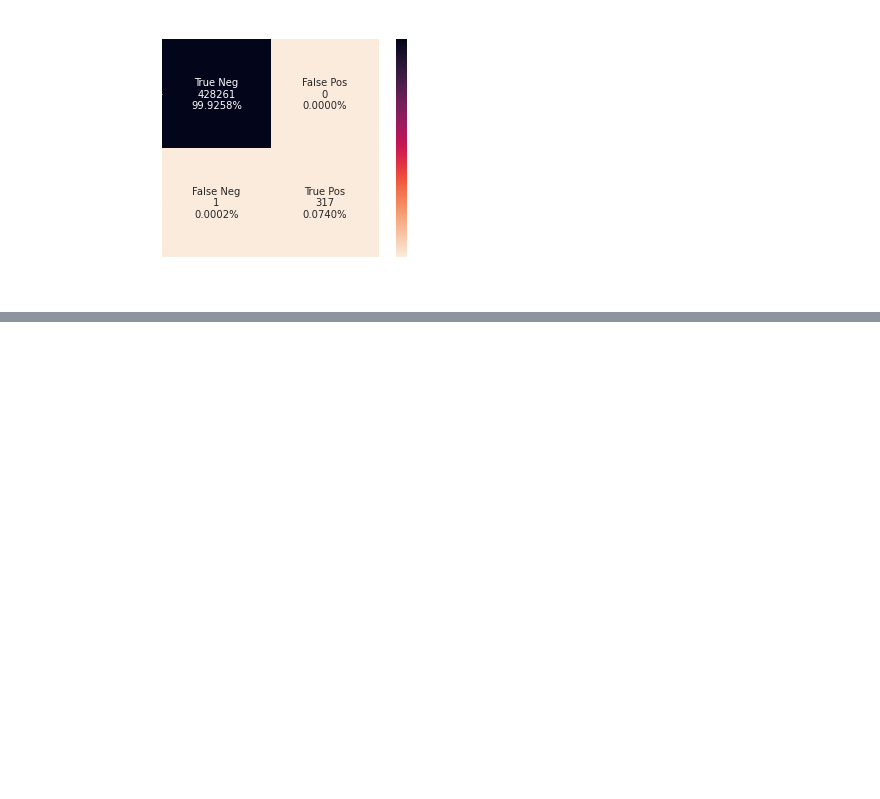
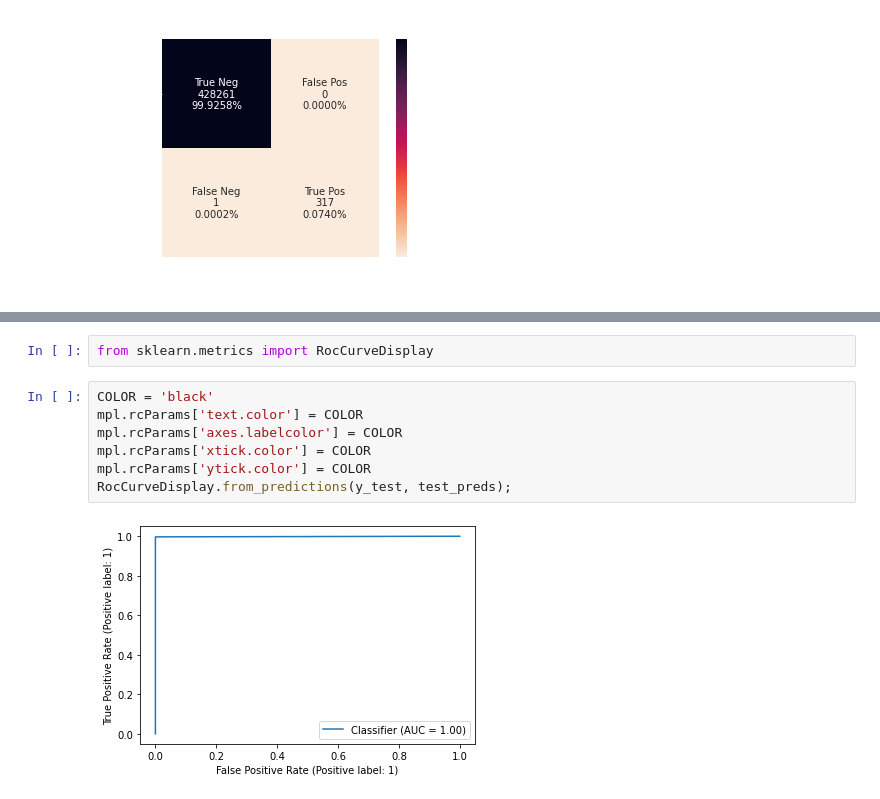
Before and after one commit to VinceDiR/DDoS_traffic_classification, a Jupyter notebook: final_script.ipynb, the cells around one changed output, grey strips where cells are left out. Drawn from its saved outputs; the diff is of its cells as text; blank space fills up the shorter version.

```diff
--- a/final_script.ipynb
+++ b/final_script.ipynb
@@ -756,0 +768,11 @@ Logistic Regression Model best precision score 0.000 at prob decision threshold
+# %%
+from sklearn.metrics import RocCurveDisplay
+# %%
+COLOR = 'black'
+mpl.rcParams['text.color'] = COLOR
+mpl.rcParams['axes.labelcolor'] = COLOR
+mpl.rcParams['xtick.color'] = COLOR
+mpl.rcParams['ytick.color'] = COLOR
+RocCurveDisplay.from_predictions(y_test, test_preds);
+# %% [output]
+[figure, added]
```
Also changed, not shown: parts of 6 cells of this notebook, 2 other files.
